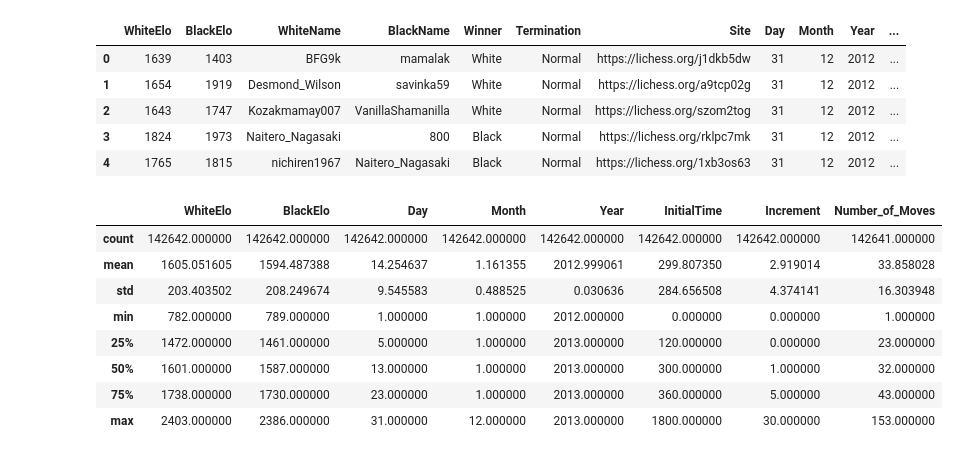
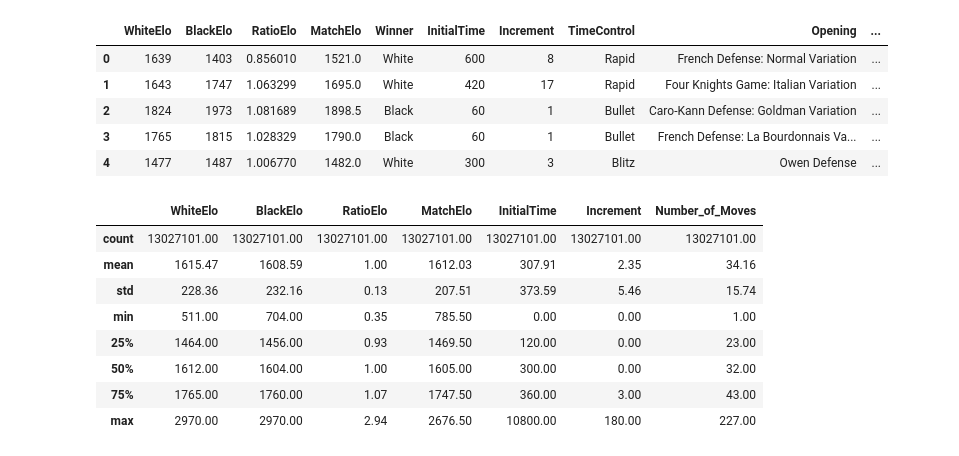
Before and after one commit to otavioml/Chess-Data-Analysis, a Jupyter notebook: Chess_Data_Analysis.ipynb, the cells around one changed output. Saved outputs shown, nothing was run; the diff lists cells and outputs as text; code cells hidden in the pictures.

```diff
--- a/Chess_Data_Analysis.ipynb
+++ b/Chess_Data_Analysis.ipynb
@@ -13,4 +20,15 @@ plt.rcParams['xtick.labelsize'] = 20
 plt.rcParams['ytick.labelsize'] = 20
 plt.rcParams['lines.linewidth'] = 4
 # %%
-df = pd.read_csv('Lichess_2013_2014_Complete.csv')
+df = pd.read_csv('/content/drive/MyDrive/Colab Notebooks/Lichess_2013_2014_Complete.csv', quoting=csv.QUOTE_NONE, error_bad_lines=False, warn_bad_lines=False)
+# %%
+#Limpeza dos dados
+#Padronização do tipo da coluna Numer_of_Moves
+df['Number_of_Moves'] =  pd.to_numeric(df['Number_of_Moves'], errors='coerce')
+
+#Remoção das partidas com menos de 3 movimentos que foram abandonadas ou terminadas por tempo
+condition = (df['Number_of_Moves'] >= 3) | (df['Termination'] == 'Normal')
+df = df.loc[condition]
+
+#limpeza das linhas nulas
+df = df.dropna()
@@ -16,0 +41,8 @@ df = pd.read_csv('Lichess_2013_2014_Complete.csv')
+# %%
+#Adição das colunas média e razão
+df['RatioElo'] = df['BlackElo']/df['WhiteElo']
+df['MatchElo'] = (df['BlackElo']+df['WhiteElo'])/2
+
+#Colunas de interesse
+df = df[['WhiteElo','BlackElo','RatioElo','MatchElo','Winner','InitialTime','Increment','TimeControl','Opening','ECO','Number_of_Moves']]
+df.shape
@@ -17,23 +61,23 @@ df = pd.read_csv('Lichess_2013_2014_Complete.csv')
 # %%
 df.head()
 # %% [output]
-|  | WhiteElo | BlackElo | WhiteName | BlackName | Winner | Termination | Site | Day | Month | Year | ... |
-| 0 | 1639 | 1403 | BFG9k | mamalak | White | Normal | https://lichess.org/j1dkb5dw | 31 | 12 | 2012 | ... |
-| 1 | 1654 | 1919 | Desmond_Wilson | savinka59 | White | Normal | https://lichess.org/a9tcp02g | 31 | 12 | 2012 | ... |
-| 2 | 1643 | 1747 | Kozakmamay007 | VanillaShamanilla | White | Normal | https://lichess.org/szom2tog | 31 | 12 | 2012 | ... |
-| 3 | 1824 | 1973 | Naitero_Nagasaki | 800 | Black | Normal | https://lichess.org/rklpc7mk | 31 | 12 | 2012 | ... |
-| 4 | 1765 | 1815 | nichiren1967 | Naitero_Nagasaki | Black | Normal | https://lichess.org/1xb3os63 | 31 | 12 | 2012 | ... |
+|  | WhiteElo | BlackElo | RatioElo | MatchElo | Winner | InitialTime | Increment | TimeControl | Opening | ... |
+| 0 | 1639 | 1403 | 0.856010 | 1521.0 | White | 600 | 8 | Rapid | French Defense: Normal Variation | ... |
+| 1 | 1643 | 1747 | 1.063299 | 1695.0 | White | 420 | 17 | Rapid | Four Knights Game: Italian Variation | ... |
+| 2 | 1824 | 1973 | 1.081689 | 1898.5 | Black | 60 | 1 | Bullet | Caro-Kann Defense: Goldman Variation | ... |
+| 3 | 1765 | 1815 | 1.028329 | 1790.0 | Black | 60 | 1 | Bullet | French Defense: La Bourdonnais Va... | ... |
+| 4 | 1477 | 1487 | 1.006770 | 1482.0 | White | 300 | 3 | Blitz | Owen Defense | ... |
 # %%
 #Short description of the dataframe
-df.describe()
+df.describe().apply(lambda x: x.apply('{0:.2f}'.format))
 # %% [output]
-|  | WhiteElo | BlackElo | Day | Month | Year | InitialTime | Increment | Number_of_Moves |
-| count | 142642.000000 | 142642.000000 | 142642.000000 | 142642.000000 | 142642.000000 | 142642.000000 | 142642.000000 | 142641.000000 |
-| mean | 1605.051605 | 1594.487388 | 14.254637 | 1.161355 | 2012.999061 | 299.807350 | 2.919014 | 33.858028 |
-| std | 203.403502 | 208.249674 | 9.545583 | 0.488525 | 0.030636 | 284.656508 | 4.374141 | 16.303948 |
-| min | 782.000000 | 789.000000 | 1.000000 | 1.000000 | 2012.000000 | 0.000000 | 0.000000 | 1.000000 |
-| 25% | 1472.000000 | 1461.000000 | 5.000000 | 1.000000 | 2013.000000 | 120.000000 | 0.000000 | 23.000000 |
-| 50% | 1601.000000 | 1587.000000 | 13.000000 | 1.000000 | 2013.000000 | 300.000000 | 1.000000 | 32.000000 |
-| 75% | 1738.000000 | 1730.000000 | 23.000000 | 1.000000 | 2013.000000 | 360.000000 | 5.000000 | 43.000000 |
-| max | 2403.000000 | 2386.000000 | 31.000000 | 12.000000 | 2013.000000 | 1800.000000 | 30.000000 | 153.000000 |
+|  | WhiteElo | BlackElo | RatioElo | MatchElo | InitialTime | Increment | Number_of_Moves |
+| count | 13027101.00 | 13027101.00 | 13027101.00 | 13027101.00 | 13027101.00 | 13027101.00 | 13027101.00 |
+| mean | 1615.47 | 1608.59 | 1.00 | 1612.03 | 307.91 | 2.35 | 34.16 |
+| std | 228.36 | 232.16 | 0.13 | 207.51 | 373.59 | 5.46 | 15.74 |
+| min | 511.00 | 704.00 | 0.35 | 785.50 | 0.00 | 0.00 | 1.00 |
+| 25% | 1464.00 | 1456.00 | 0.93 | 1469.50 | 120.00 | 0.00 | 23.00 |
+| 50% | 1612.00 | 1604.00 | 1.00 | 1605.00 | 300.00 | 0.00 | 32.00 |
+| 75% | 1765.00 | 1760.00 | 1.07 | 1747.50 | 360.00 | 3.00 | 43.00 |
+| max | 2970.00 | 2970.00 | 2.94 | 2676.50 | 10800.00 | 180.00 | 227.00 |
 # %%
```
Also changed, not shown: parts of 12 cells of this notebook.
